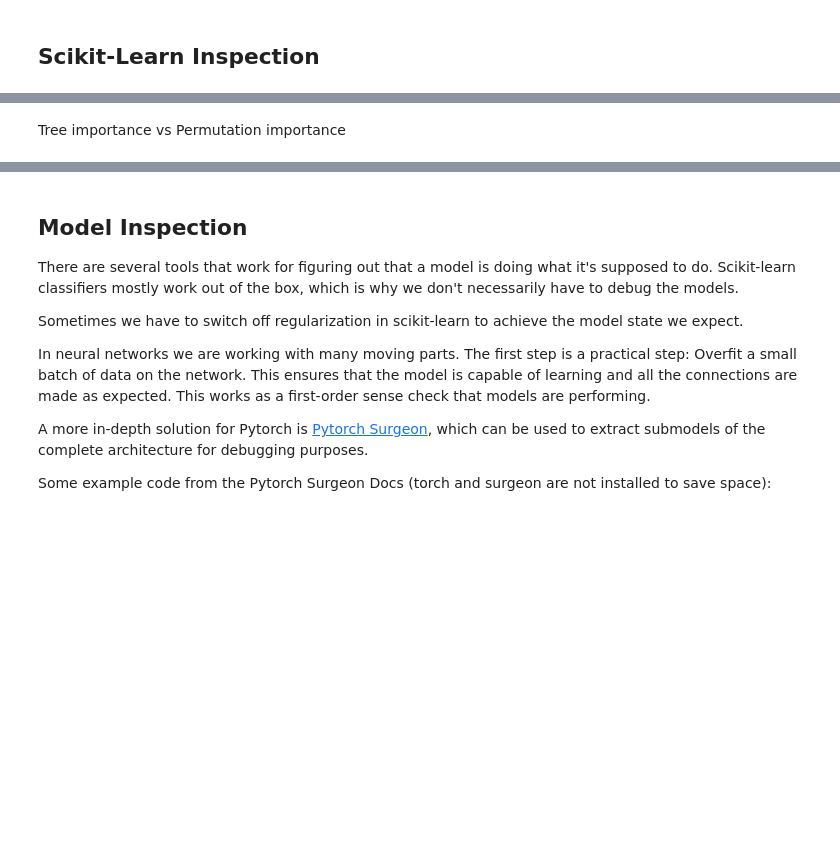
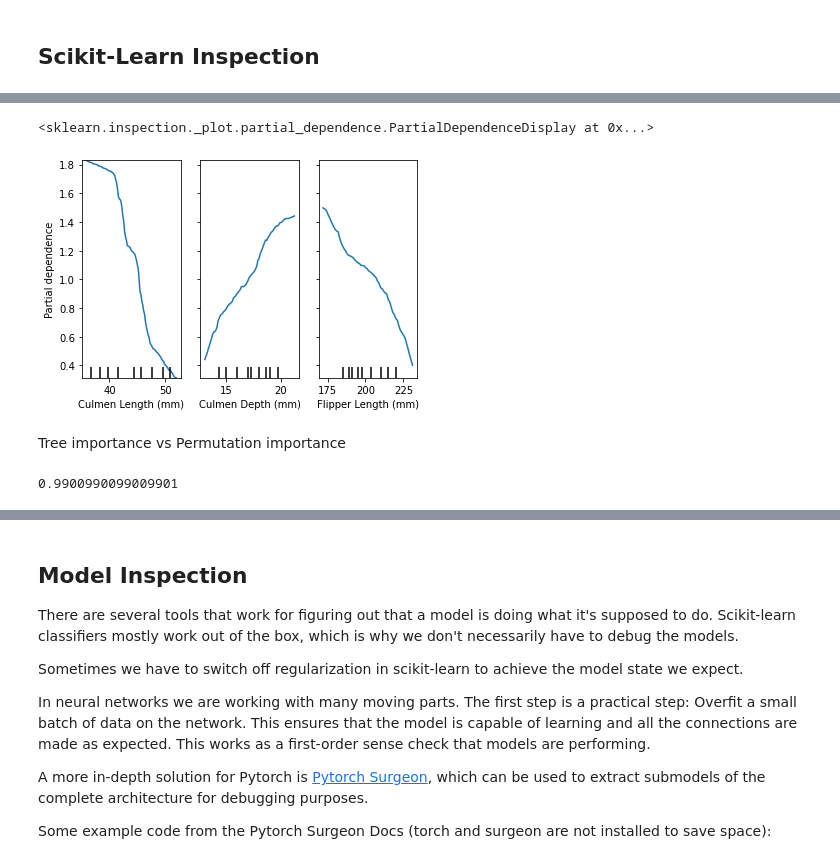
Before and after one commit to JesperDramsch/ml.recipes, a Jupyter notebook: notebooks/5 - Interpretability.ipynb, the cells around one changed output, grey strips where cells are left out. Cells and saved outputs as stored; diff of their text form; code cells hidden in the pictures; blank space fills up the shorter version.

```diff
--- a/notebooks/5 - Interpretability.ipynb
+++ b/notebooks/5 - Interpretability.ipynb
@@ -11,2 +74,27 @@ This section will introduce tools like `shap`, discuss feature importance, and m
+# %%
+PartialDependenceDisplay.from_estimator(model, X_train, [0,1,2], target=list(y_train.unique())[2])
+# %% [output]
+<sklearn.inspection._plot.partial_dependence.PartialDependenceDisplay at 0x...>
+[figure, added]
 # %% [markdown]
 Tree importance vs Permutation importance
+# %%
+from sklearn.ensemble import RandomForestClassifier
+
+num_transformer = StandardScaler()
+cat_transformer = OneHotEncoder(handle_unknown='ignore')
+
+preprocessor = ColumnTransformer(transformers=[
+    ('num', num_transformer, num_features),
+    ('cat', cat_transformer, cat_features)
+])
+
+rf = Pipeline(steps=[
+    ('preprocessor', preprocessor),
+    ('classifier', RandomForestClassifier()),
+])
+
+rf.fit(X_train, y_train)
+rf.score(X_test, y_test)
+# %% [output]
+0.9900990099009901
```
Also changed, not shown: parts of 16 cells of this notebook, 3 other files.
